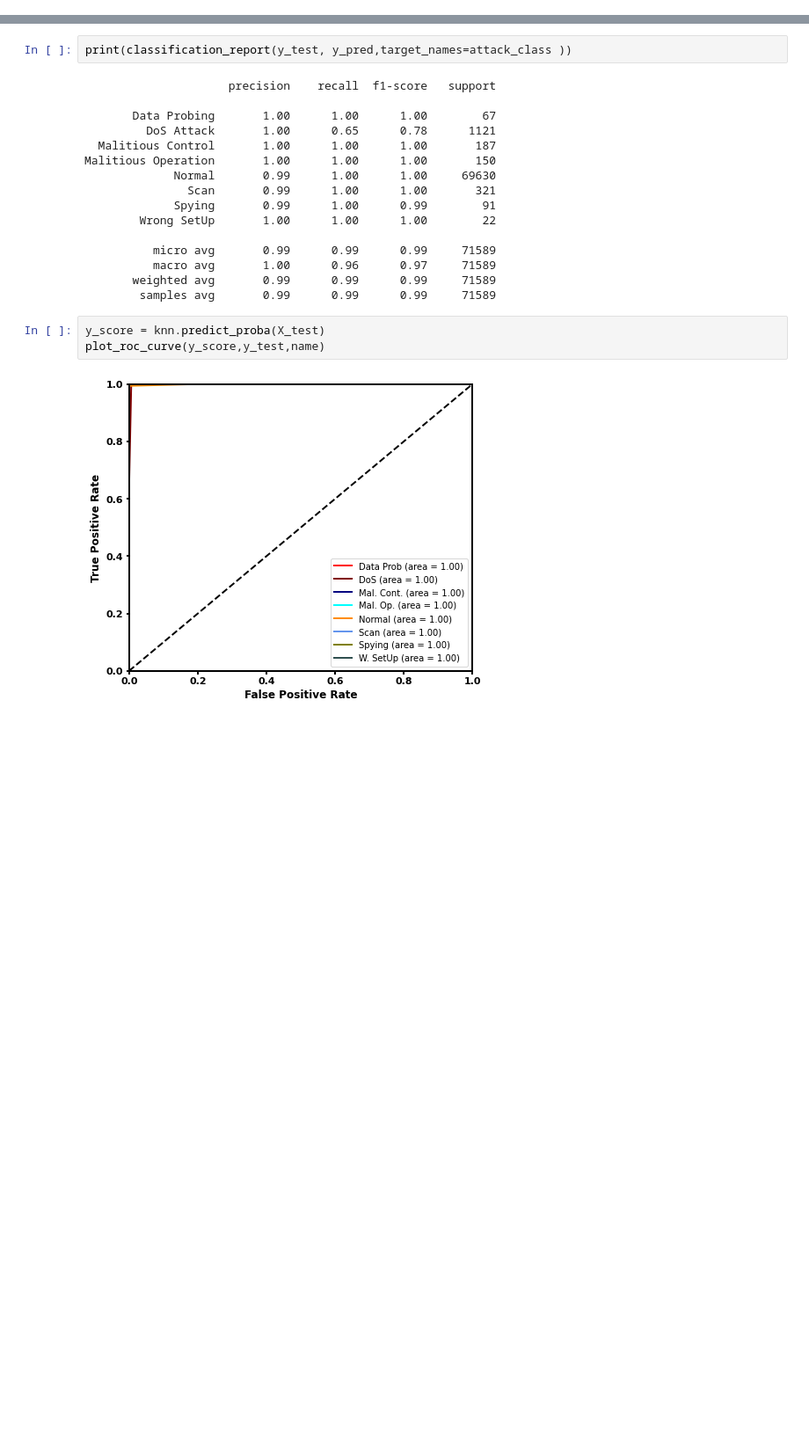
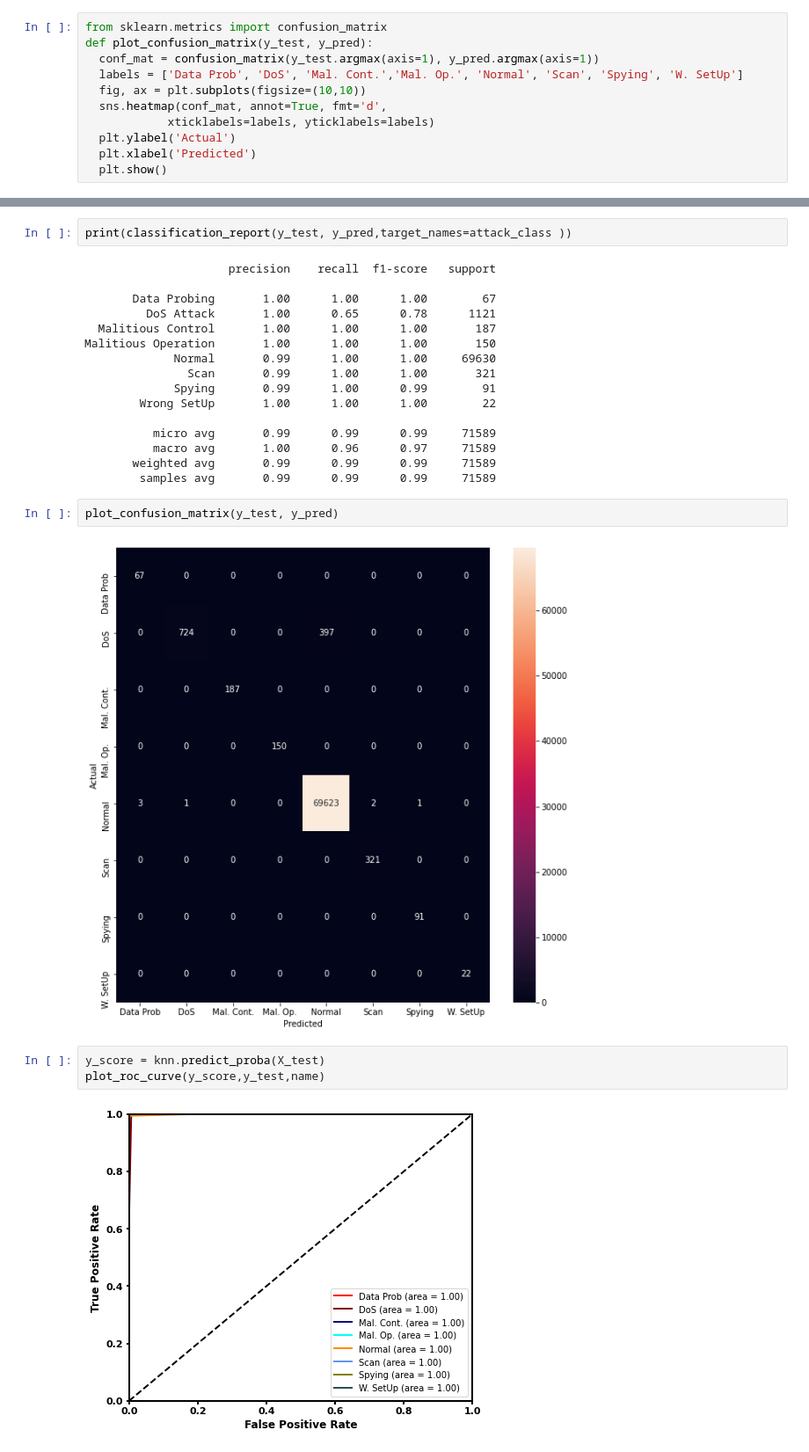
Before and after one commit to labonisarkar/IoT, a Jupyter notebook: IoTNoteBook.ipynb, the cells around one changed output, grey strips where cells are left out. Shown at 88% size. Drawn from its saved outputs; the diff is of its cells as text; blank space fills up the shorter version.

```diff
--- a/IoTNoteBook.ipynb
+++ b/IoTNoteBook.ipynb
@@ -459,6 +459,17 @@ def plot_roc_curve(y_score,y_test,name="RoC Curve",n_classes = 8):
   plt.savefig(name)
 # %%
 from sklearn.metrics import classification_report
+# %%
+from sklearn.metrics import confusion_matrix
+def plot_confusion_matrix(y_test, y_pred):
+  conf_mat = confusion_matrix(y_test.argmax(axis=1), y_pred.argmax(axis=1))
+  labels = ['Data Prob', 'DoS', 'Mal. Cont.','Mal. Op.', 'Normal', 'Scan', 'Spying', 'W. SetUp']
+  fig, ax = plt.subplots(figsize=(10,10))
+  sns.heatmap(conf_mat, annot=True, fmt='d',
+            xticklabels=labels, yticklabels=labels)
+  plt.ylabel('Actual')
+  plt.xlabel('Predicted')
+  plt.show()
 # %%
 # All Machine Learning Code Results
 results = {}
@@ -498,6 +509,10 @@ Malitious Operation       1.00      1.00      1.00       150
           macro avg       1.00      0.96      0.97     71589
        weighted avg       0.99      0.99      0.99     71589
         samples avg       0.99      0.99      0.99     71589
+# %%
+plot_confusion_matrix(y_test, y_pred)
+# %% [output]
+[figure, added]
 # %%
 y_score = knn.predict_proba(X_test)
 plot_roc_curve(y_score,y_test,name)
```
Also changed, not shown: parts of 37 cells of this notebook.
